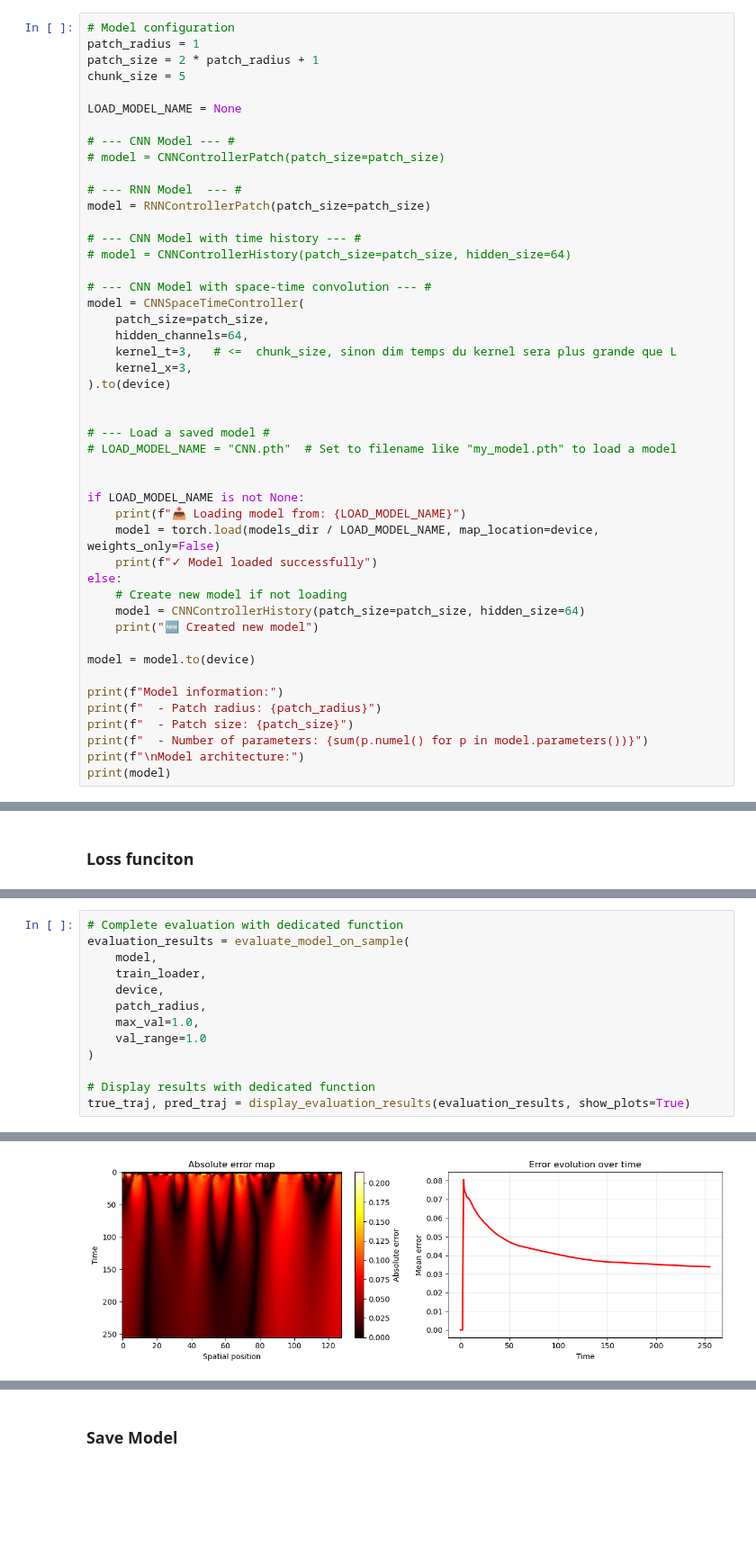
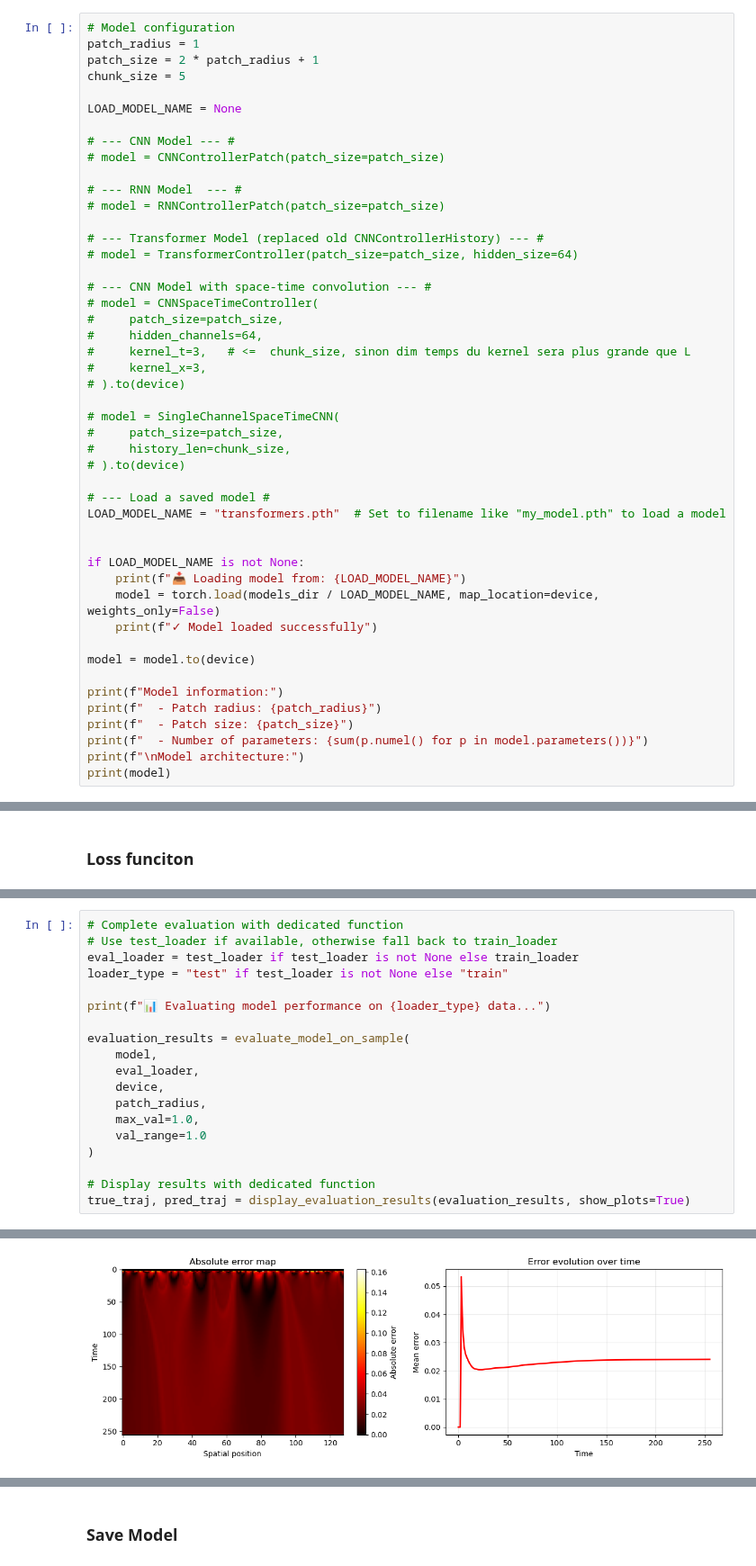
Before and after one commit to Samuel-Chapuis/CS-NFTM-Fork, a Jupyter notebook: NFTM_for_Physic/Development/main.ipynb, the cells around one changed output, grey strips where cells are left out. Shown at 90% size. Drawn from its saved outputs; the diff is of its cells as text; blank space fills up the shorter version.

Commit message:
fix(dataloading): test/train set

```diff
--- a/NFTM_for_Physic/Development/main.ipynb
+++ b/NFTM_for_Physic/Development/main.ipynb
@@ -139,32 +205,32 @@ LOAD_MODEL_NAME = None
 # model = CNNControllerPatch(patch_size=patch_size)
 
 # --- RNN Model  --- #
-model = RNNControllerPatch(patch_size=patch_size)
+# model = RNNControllerPatch(patch_size=patch_size)
 
-# --- CNN Model with time history --- #
-# model = CNNControllerHistory(patch_size=patch_size, hidden_size=64)
+# --- Transformer Model (replaced old CNNControllerHistory) --- #
+# model = TransformerController(patch_size=patch_size, hidden_size=64)
 
 # --- CNN Model with space-time convolution --- #
-model = CNNSpaceTimeController(
-    patch_size=patch_size,
-    hidden_channels=64,
-    kernel_t=3,   # <=  chunk_size, sinon dim temps du kernel sera plus grande que L
-    kernel_x=3,
-).to(device)
+# model = CNNSpaceTimeController(
+#     patch_size=patch_size,
+#     hidden_channels=64,
+#     kernel_t=3,   # <=  chunk_size, sinon dim temps du kernel sera plus grande que L
+#     kernel_x=3,
+# ).to(device)
 
+# model = SingleChannelSpaceTimeCNN(
+#     patch_size=patch_size,
+#     history_len=chunk_size,
+# ).to(device)
 
 # --- Load a saved model #
-# LOAD_MODEL_NAME = "CNN.pth"  # Set to filename like "my_model.pth" to load a model
+LOAD_MODEL_NAME = "transformers.pth"  # Set to filename like "my_model.pth" to load a model
 
 
 if LOAD_MODEL_NAME is not None:
     print(f"📥 Loading model from: {LOAD_MODEL_NAME}")
     model = torch.load(models_dir / LOAD_MODEL_NAME, map_location=device, weights_only=False)
     print(f"✓ Model loaded successfully")
-else:
-    # Create new model if not loading
-    model = CNNControllerHistory(patch_size=patch_size, hidden_size=64)
-    print("🆕 Created new model")
 
 model = model.to(device)
 
@@ -275,8 +355,14 @@ Generated predictions shape: torch.Size([256, 128])
 # %%
 # Complete evaluation with dedicated function
+# Use test_loader if available, otherwise fall back to train_loader
+eval_loader = test_loader if test_loader is not None else train_loader
+loader_type = "test" if test_loader is not None else "train"
+
+print(f"📊 Evaluating model performance on {loader_type} data...")
+
 evaluation_results = evaluate_model_on_sample(
     model,
-    train_loader,
+    eval_loader,
     device,
     patch_radius,
     max_val=1.0,
@@ -294 +386 @@ Evaluation metrics:
-[figure, old version]
+[figure, new version]
```
Also changed, not shown: parts of 18 cells of this notebook, 7 other files.
